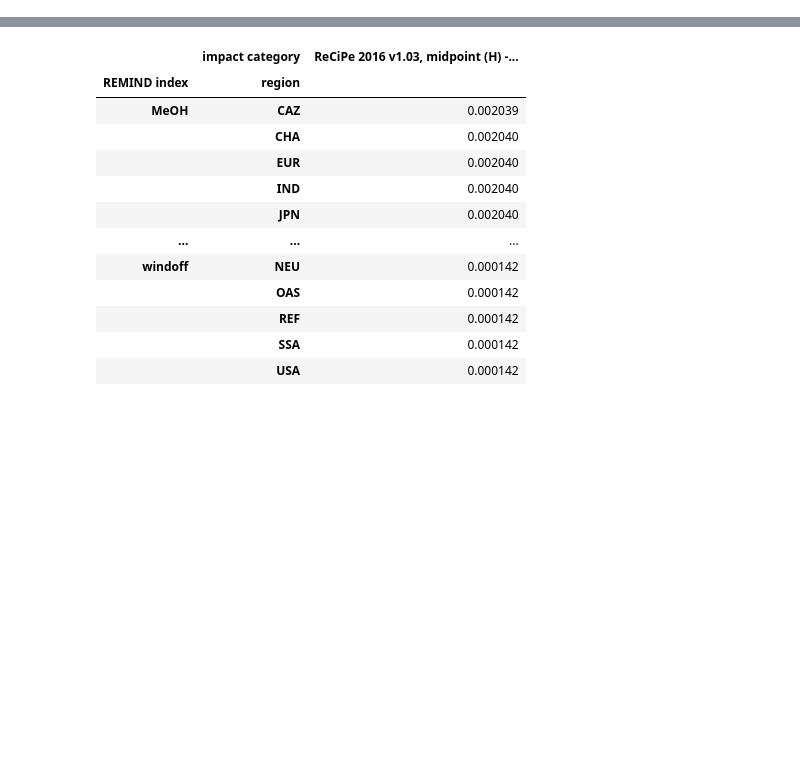
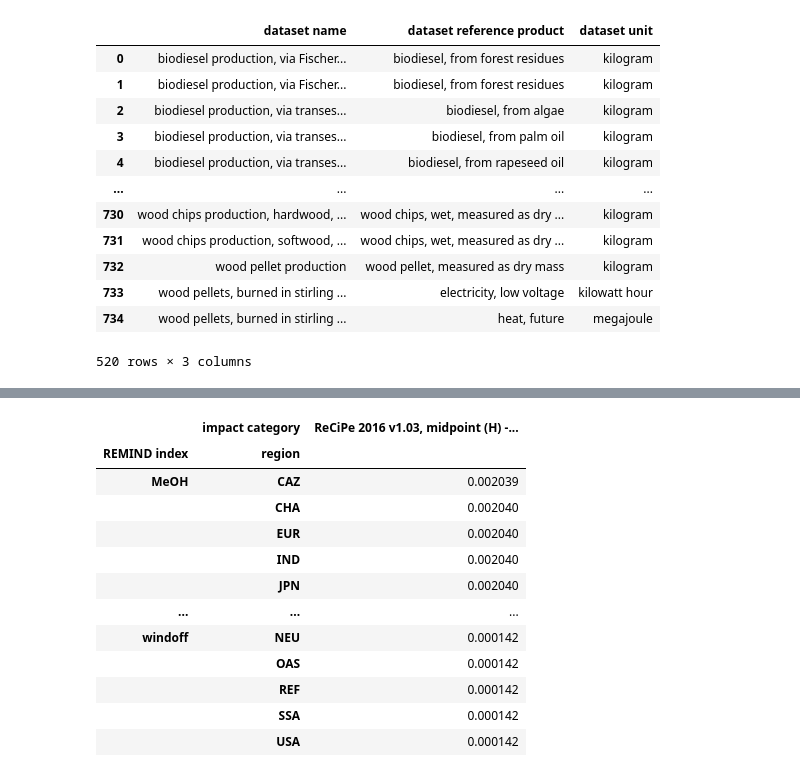
Before and after one commit to dbantje/internalizer, a Jupyter notebook: dev/test_yaml_setup.ipynb, the cells around one changed output, grey strips where cells are left out. Drawn from its saved outputs; the diff is of its cells as text; code cells hidden in the pictures; blank space fills up the shorter version.

```diff
--- a/dev/test_yaml_setup.ipynb
+++ b/dev/test_yaml_setup.ipynb
@@ -10,20 +10,20 @@ from internalizer.internalizer import CONFIG_NO_REMOVAL
 # %%
 EI_VERSION = "3.10"
 
-mifpath = "/p/tmp/davidba/internalization_develop/remind/output/SSP2-NPi-internalize-test-iterative-w-FE_2025-08-06_22.14.16/lca/remind_runs/remind_SSP2-NPi-internalize-test-iterative-w-FE.mif"
-gdxpath = "/p/tmp/davidba/internalization_develop/remind/output/SSP2-NPi-internalize-test-iterative-w-FE_2025-08-06_22.14.16/input.gdx"
-pathway = "SSP2-NPi-internalize-test-iterative-w-FE"
+mifpath = "/p/tmp/davidba/internalization_develop/remind/output/SSP2-NPi-internalize-combined_2025-09-19_11.34.29/lca/remind_runs/remind_SSP2-NPi-internalize-combined.mif"
+gdxpath = "/p/tmp/davidba/internalization_develop/remind/output/SSP2-NPi-internalize-combined_2025-09-19_11.34.29/input.gdx"
+pathway = "SSP2-NPi-internalize-combined"
 monetization = 0.5
 # monetization = {
 #     "ReCiPe 2016 v1.03, midpoint (H) - acidification: terrestrial - terrestrial acidification potential (TAP)" : 5.27,
 #   #   "ReCiPe 2016 v1.03, midpoint (H) - ecotoxicity: terrestrial - terrestrial ecotoxicity potential (TETP)": 6.4e-05
 # }
-plca = True
-calcCosts = False
-aggTaxes = False
+plca = False
+calcCosts = True
+aggTaxes = True
 # years = [2020, 2030, 2040, 2050]
-years = [2030]
-yaml_file = "../internalizer/data/mappings/remind_internalization_setup_noRemoval.yaml"
+years = [2020, 2030, 2050]
+yaml_file = "../internalizer/data/mappings/remind_internalization_setup_v2.yaml"
 
 
 # set up brightway project
@@ -53,7 +53,7 @@ I = Internalizer(
     EI_VERSION,
     bw_project,
     gdxpath,
-    outputfolder = "lca_noRemovalv2"
+    outputfolder = "lca_v2"
 )
 print(I.scenario)
 # %% [output]
@@ -132,3 +116,19 @@ I.cs.data["SE"]["base mapping"]
+# %%
+I.cs.data["fe"]["removal list"]
+# %% [output]
+|  | dataset name | dataset reference product | dataset unit |
+| 0 | biodiesel production, via Fischer... | biodiesel, from forest residues | kilogram |
+| 1 | biodiesel production, via Fischer... | biodiesel, from forest residues | kilogram |
+| 2 | biodiesel production, via transes... | biodiesel, from algae | kilogram |
+| 3 | biodiesel production, via transes... | biodiesel, from palm oil | kilogram |
+| 4 | biodiesel production, via transes... | biodiesel, from rapeseed oil | kilogram |
+| ... | ... | ... | ... |
+| 730 | wood chips production, hardwood, ... | wood chips, wet, measured as dry ... | kilogram |
+| 731 | wood chips production, softwood, ... | wood chips, wet, measured as dry ... | kilogram |
+| 732 | wood pellet production | wood pellet, measured as dry mass | kilogram |
+| 733 | wood pellets, burned in stirling ... | electricity, low voltage | kilowatt hour |
+| 734 | wood pellets, burned in stirling ... | heat, future | megajoule |
+520 rows × 3 columns
 # %%
 # load raw costs and aggregate with mappings
 I.cost_results = {}
```
Also changed, not shown: parts of 3 cells of this notebook, 7 other files.
